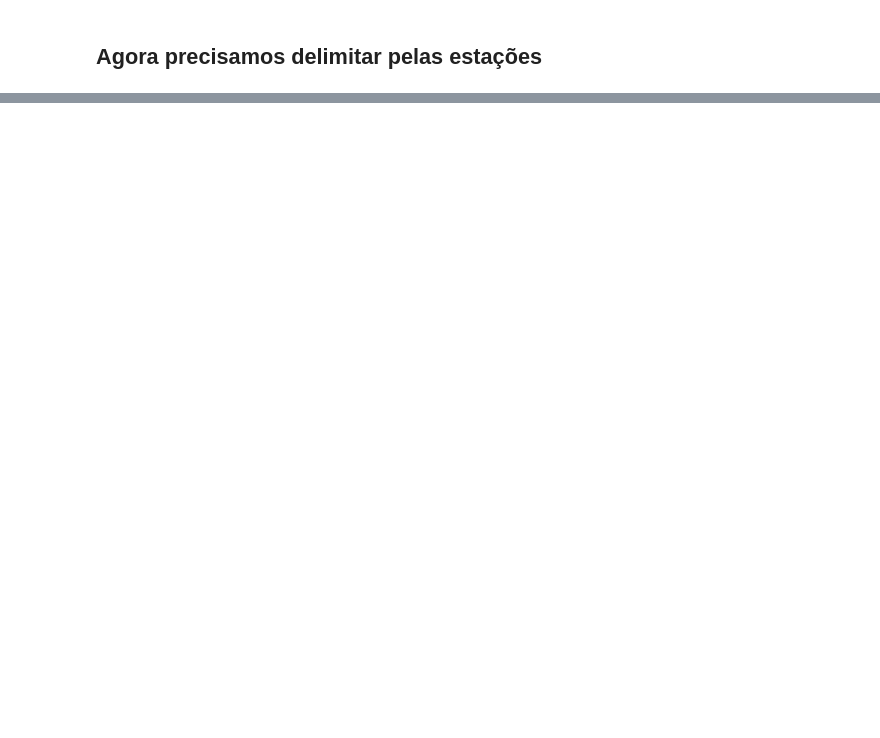
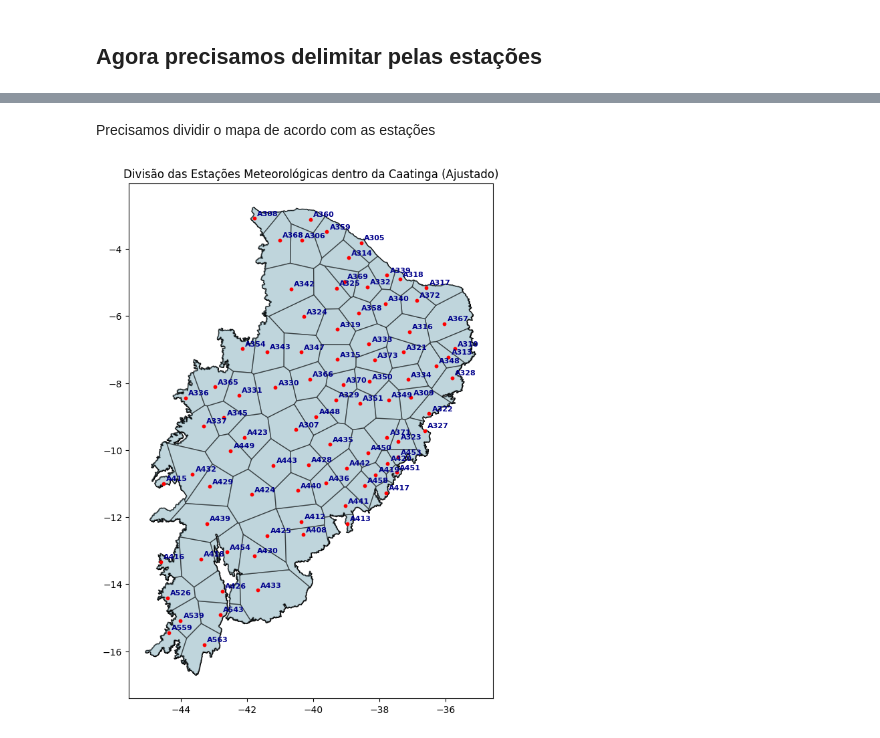
Before and after one commit to ArthurrCr/Projeto_PDI_, a Jupyter notebook: notebooks/primeira_abordagem.ipynb, the cells around one changed output, grey strips where cells are left out. Saved outputs shown, nothing was run; the diff lists cells and outputs as text; code cells hidden in the pictures; blank space fills up the shorter version.

```diff
--- a/notebooks/primeira_abordagem.ipynb
+++ b/notebooks/primeira_abordagem.ipynb
@@ -378,0 +424,2 @@ Saved extracted GeoTiff for year 2022 at ../dados/extracted_tiff_caatinga\caatin
+# %% [markdown]
+Precisamos dividir o mapa de acordo com as estações
@@ -378,0 +479,24 @@ Saved extracted GeoTiff for year 2022 at ../dados/extracted_tiff_caatinga\caatin
+# %%
+# Plotar o resultado ajustado
+fig, ax = plt.subplots(figsize=(10, 10))
+
+# Plotar o perímetro da Caatinga
+caatinga.plot(ax=ax, color='lightgrey', edgecolor='black')
+
+# Plotar os polígonos de Voronoi
+gdf_voronoi_clipped.plot(ax=ax, edgecolor='black', color='lightblue', alpha=0.5)
+
+# Plotar as estações meteorológicas
+stations_within_caatinga.plot(ax=ax, color='red', markersize=10)
+
+# Adicionar o ID das estações no plot
+for x, y, label in zip(stations_within_caatinga.geometry.x, stations_within_caatinga.geometry.y, stations_within_caatinga['id_estacao']):
+    ax.annotate(label, xy=(x, y), xytext=(3, 3), textcoords="offset points", fontsize=8, color='darkblue', weight='bold')
+
+plt.title('Divisão das Estações Meteorológicas dentro da Caatinga (Ajustado)')
+plt.show()
+
+# Salvar o shapefile resultante
+gdf_voronoi_clipped.to_file('../dados/shapefile_estacoes_divididas/estacoes_territorios_dividido.shp')
+# %% [output]
+[figure, added]
```
Also changed, not shown: parts of 16 cells of this notebook, 5 other files.
